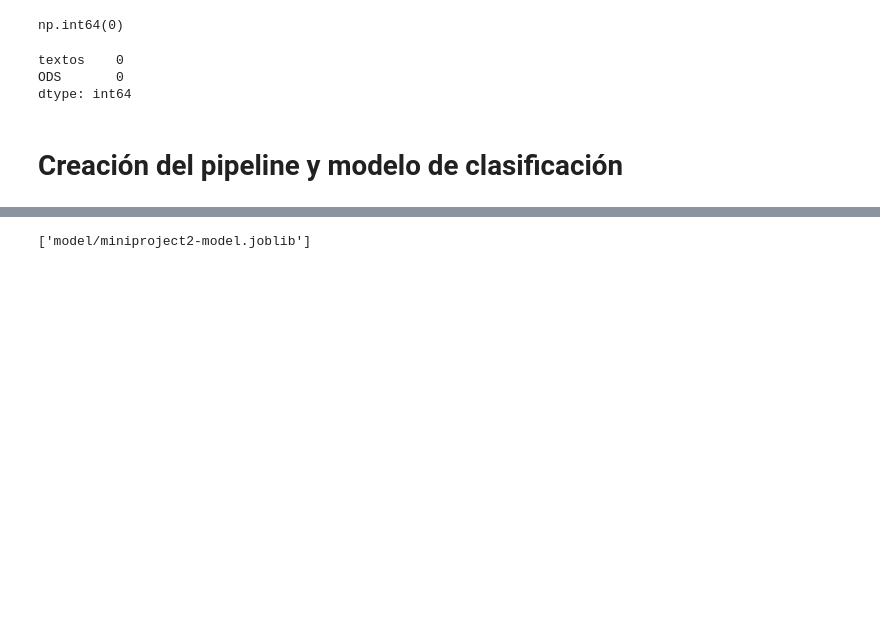
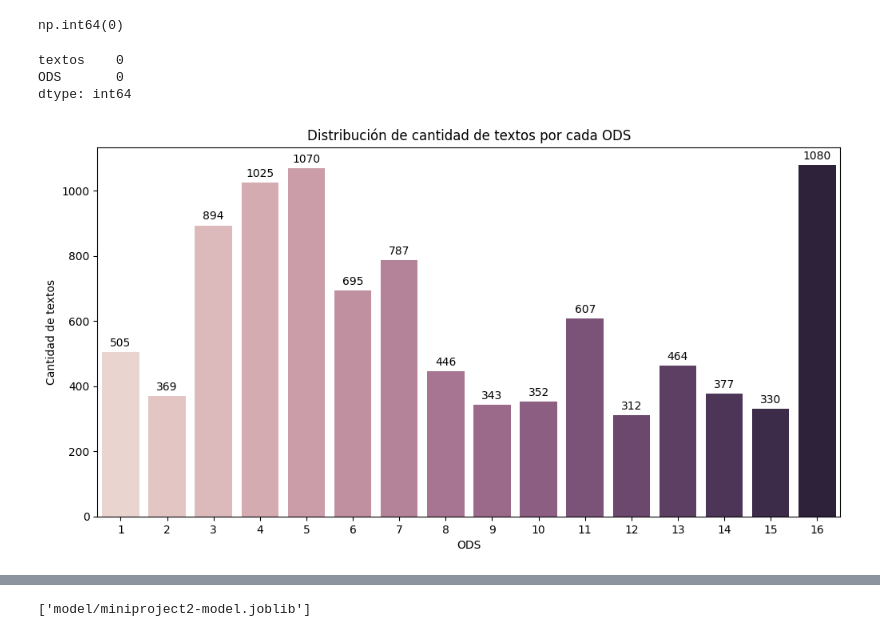
Before and after one commit to FZeaa/MiniProjecto2-NoSupervisado, a Jupyter notebook: miniproyecto2.ipynb, the cells around one changed output, grey strips where cells are left out. Saved outputs shown, nothing was run; the diff lists cells and outputs as text; code cells hidden in the pictures; blank space fills up the shorter version.

```diff
--- a/miniproyecto2.ipynb
+++ b/miniproyecto2.ipynb
@@ -51,6 +76,26 @@ data.isna().sum()
 textos    0
 ODS       0
 dtype: int64
+# %%
+
+plt.figure(figsize=(12, 6))
+
+ax = sns.countplot(data=data, x='ODS', hue='ODS', order=sorted(data['ODS'].unique()), legend=False)
+
+plt.title('Distribución de cantidad de textos por cada ODS')
+plt.xlabel('ODS')
+plt.ylabel('Cantidad de textos')
+
+for p in ax.patches:
+    ax.annotate(f'{int(p.get_height())}',
+                (p.get_x() + p.get_width() / 2., p.get_height()),
+                ha='center', va='bottom',
+                fontsize=10, color='black', xytext=(0, 3),
+                textcoords='offset points')
+
+plt.show()
+# %% [output]
+[figure, added]
 # %%
 X = data['textos']
 y = data['ODS']
@@ -73,2 +116,0 @@ tsvd = TruncatedSVD(n_components=10, random_state=42)
-# %% [markdown]
-# Creación del pipeline y modelo de clasificación
```
Also changed, not shown: parts of 21 cells of this notebook, 1 other file.
